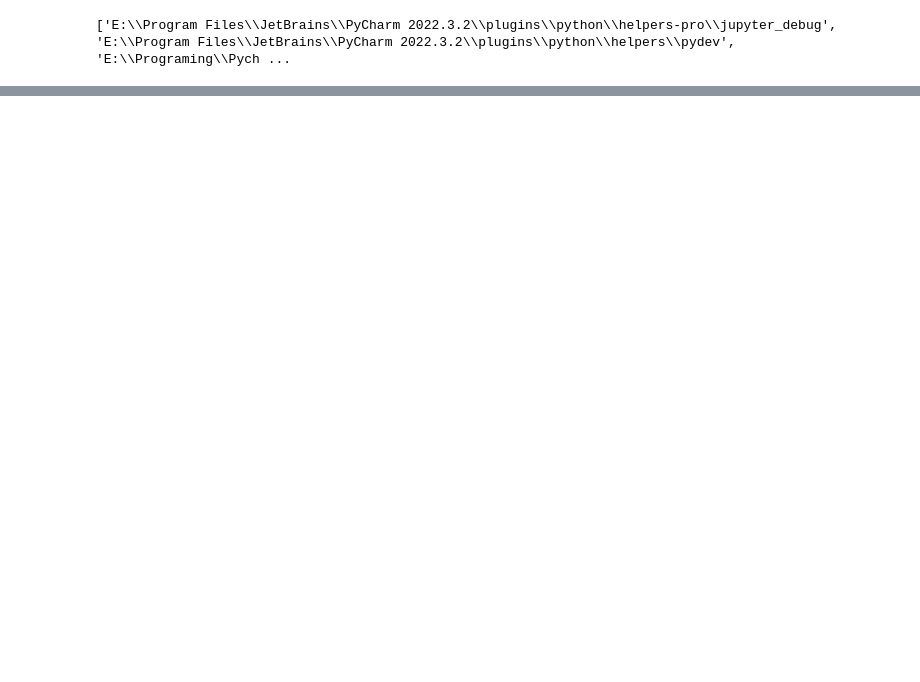
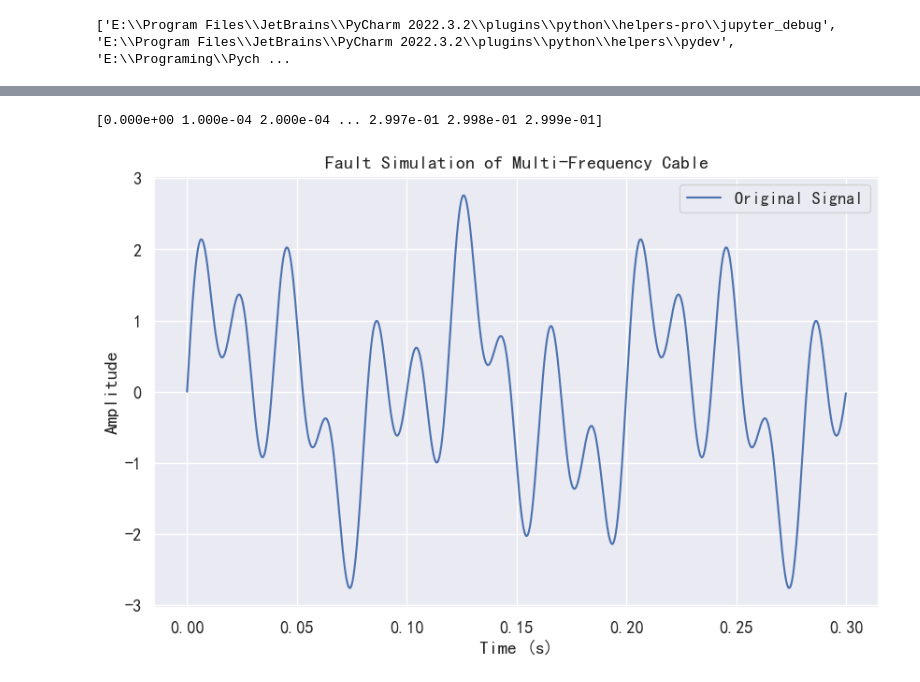
Before and after one commit to james-curtis/EIVolume, a Jupyter notebook: eivolume/paper/基于机器学习的电缆故障检测和诊断方法/main.ipynb, the cells around one changed output, grey strips where cells are left out. Saved outputs shown, nothing was run; the diff lists cells and outputs as text; code cells hidden in the pictures; blank space fills up the shorter version.

```diff
--- a/eivolume/paper/基于机器学习的电缆故障检测和诊断方法/main.ipynb
+++ b/eivolume/paper/基于机器学习的电缆故障检测和诊断方法/main.ipynb
@@ -17,0 +240,30 @@ sns.set(font='SimHei', font_scale=1.2, style='whitegrid', palette=palette)  #
+# %%
+import numpy as np
+import matplotlib.pyplot as plt
+
+# 设置仿真参数
+sampling_rate = 10000  # 采样率（样本/秒）
+duration = 0.3  # 仿真时长（秒）
+frequencies = [50, 25, 10]  # 电缆中的多个频率（Hz）
+fault_start_time = 0.1  # 故障开始时间（秒）
+fault_end_time = 0.2  # 故障结束时间（秒）
+fault_amplitude = 0.5  # 故障振幅
+
+# 生成时间轴
+t = np.linspace(0, duration, int(sampling_rate * duration), endpoint=False)
+print(t)
+
+# 生成多频率信号
+signal = np.sum([np.sin(2 * np.pi * freq * t) for freq in frequencies], axis=0)
+
+# 绘制原始信号和带故障信号的图形
+plt.figure(figsize=(10, 6))
+plt.plot(t, signal, label='Original Signal')
+plt.xlabel('Time (s)')
+plt.ylabel('Amplitude')
+plt.legend()
+plt.title('Fault Simulation of Multi-Frequency Cable')
+plt.show()
+# %% [output]
+[0.000e+00 1.000e-04 2.000e-04 ... 2.997e-01 2.998e-01 2.999e-01]
+[figure, added]
```
Also changed, not shown: parts of 16 cells of this notebook, 7 other files.
